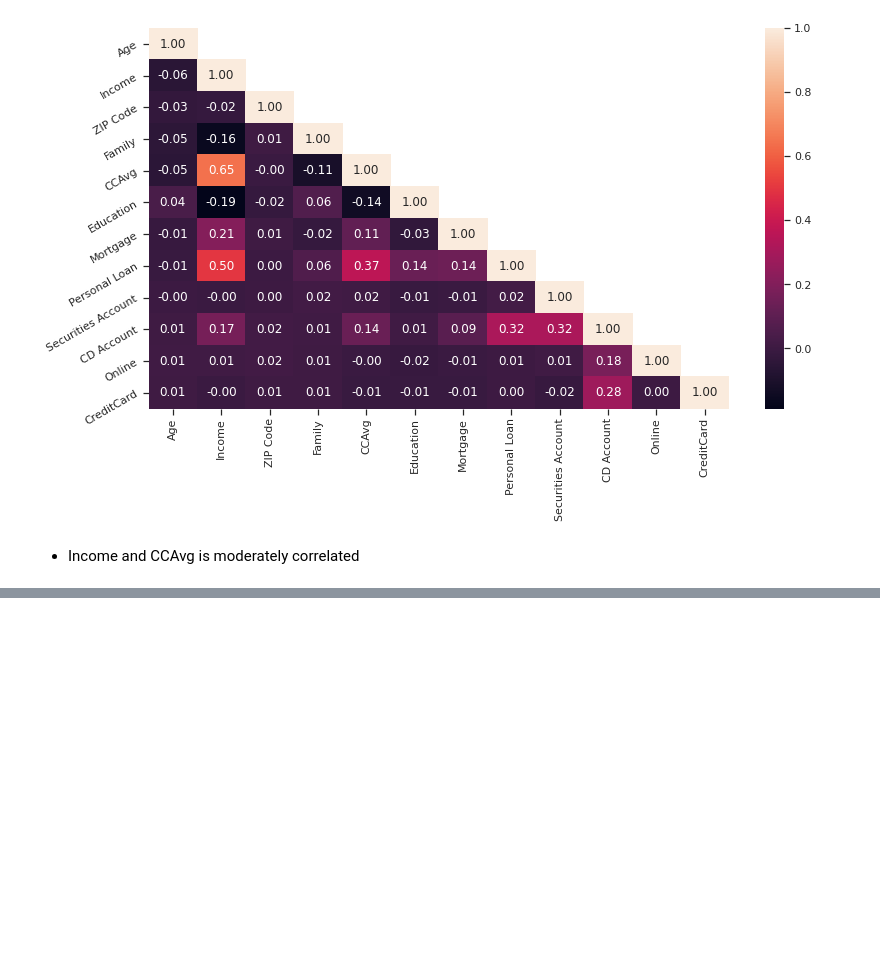
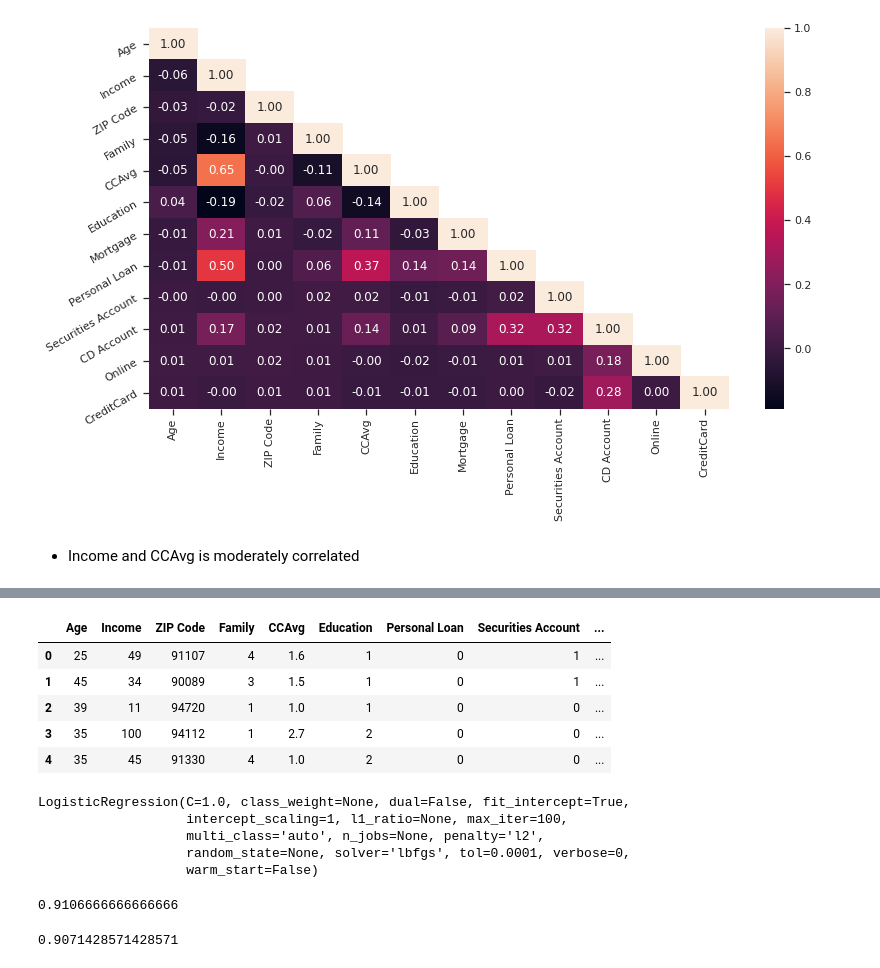
Before and after one commit to mhz1123/internship, a Jupyter notebook: ml_project.ipynb, the cells around one changed output, grey strips where cells are left out. Drawn from its saved outputs; the diff is of its cells as text; code cells hidden in the pictures; blank space fills up the shorter version.

```diff
--- a/ml_project.ipynb
+++ b/ml_project.ipynb
@@ -456,0 +476,13 @@ roty = a.set_yticklabels(a.get_yticklabels(), rotation=30)
+# %%
+data['Mortgage_Int']=pd.cut(data['Mortgage'],
+                            bins=[0,100,200,300,400,500,600,700],
+                            labels=[0,1,2,3,4,5,6], include_lowest=True)
+data.drop("Mortgage",axis=1, inplace=True)
+data.head()
+# %% [output]
+|  | Age | Income | ZIP Code | Family | CCAvg | Education | Personal Loan | Securities Account | ... |
+| 0 | 25 | 49 | 91107 | 4 | 1.6 | 1 | 0 | 1 | ... |
+| 1 | 45 | 34 | 90089 | 3 | 1.5 | 1 | 0 | 1 | ... |
+| 2 | 39 | 11 | 94720 | 1 | 1.0 | 1 | 0 | 0 | ... |
+| 3 | 35 | 100 | 94112 | 1 | 2.7 | 2 | 0 | 0 | ... |
+| 4 | 35 | 45 | 91330 | 4 | 1.0 | 2 | 0 | 0 | ... |
@@ -456,0 +493,17 @@ roty = a.set_yticklabels(a.get_yticklabels(), rotation=30)
+# %%
+lr = LogisticRegression()
+lr.fit(X_train,y_train)
+# %% [output]
+LogisticRegression(C=1.0, class_weight=None, dual=False, fit_intercept=True,
+                   intercept_scaling=1, l1_ratio=None, max_iter=100,
+                   multi_class='auto', n_jobs=None, penalty='l2',
+                   random_state=None, solver='lbfgs', tol=0.0001, verbose=0,
+                   warm_start=False)
+# %%
+lr.score(X_test,y_test)
+# %% [output]
+0.9106666666666666
+# %%
+lr.score(X_train,y_train)
+# %% [output]
+0.9071428571428571
```
Also changed, not shown: parts of 4 cells of this notebook.
